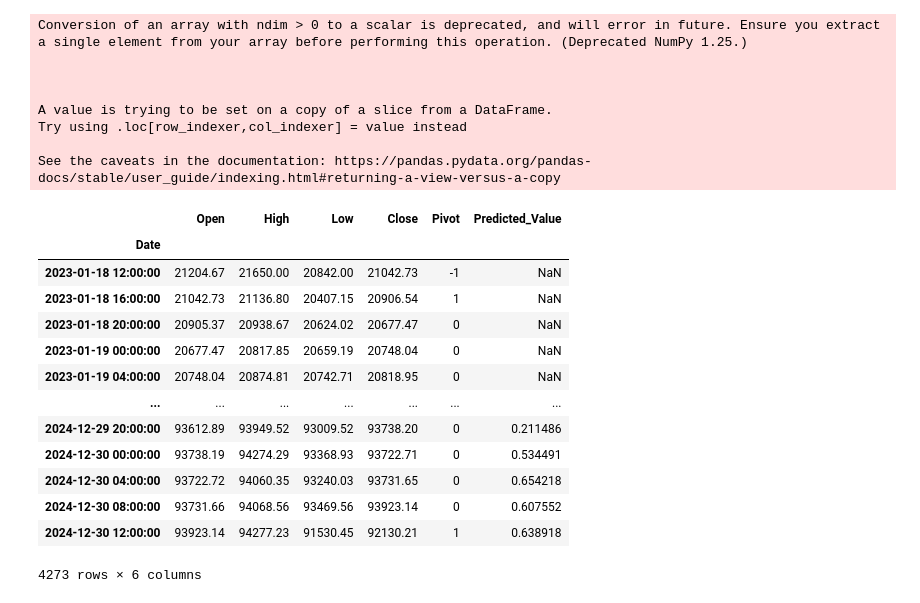
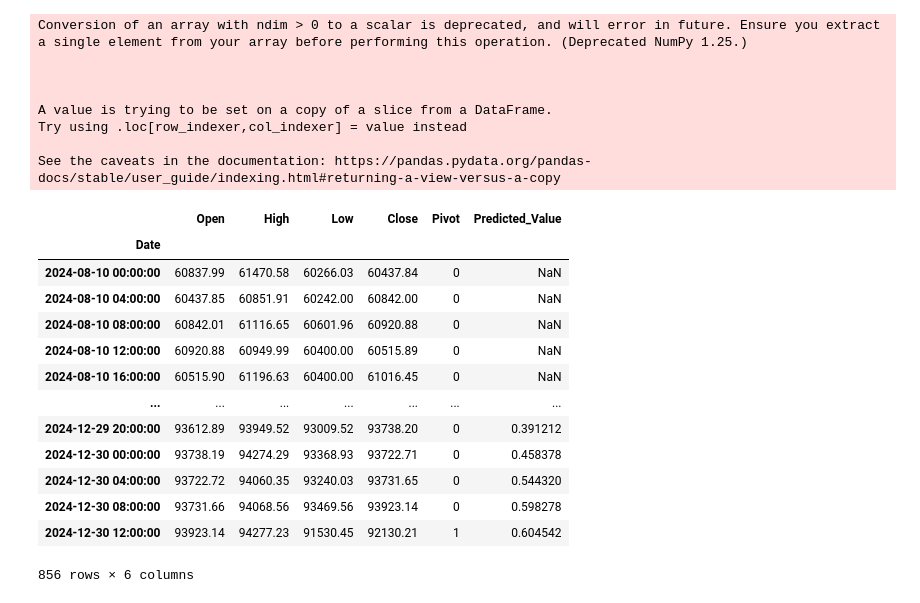
Before and after one commit to ifeLight/ml-bot, a Jupyter notebook: binance-grade.ipynb, the cells around one changed output. Saved outputs shown, nothing was run; the diff lists cells and outputs as text; code cells hidden in the pictures.

```diff
--- a/binance-grade.ipynb
+++ b/binance-grade.ipynb
@@ -639,6 +660,9 @@ model = Sequential([
     LSTM(50, return_sequences=False),
     Dropout(0.2),
     Dense(25, activation='relu'),
+    Dropout(0.2),
+    Dense(10, activation='relu'),
+    Dropout(0.2),
     Dense(1, activation='tanh')
 ])
 model.compile(optimizer='adam', loss='mse', metrics=[tf.keras.metrics.Accuracy, tf.keras.metrics.MeanSquaredError])
@@ -648,7 +672,7 @@ Do not pass an `input_shape`/`input_dim` argument to a layer. When using Sequent
 # Step 5: Train the model
 history = model.fit(
     X_train, y_train,
-    epochs=100,
+    epochs=40,
     batch_size=32,
     validation_data=(X_test, y_test),
     verbose=1,
@@ -683,0 +708,3 @@ Test MSE: 0.4717
+# %%
+test_data = data[int(len(data) * training_data_ratio):]
+test_data.head(10)
@@ -684,26 +725,12 @@ Test MSE: 0.4717
 # %%
-# # Step 7: Predict pivots
-# data['Predicted_Pivot'] = np.nan
-# data['Confidence'] = np.nan
-# for i in range(seq_length, len(data)):
-#     # input_data = scaler.transform(data.iloc[i - seq_length:i][features_columns]) # If using a scaler
-#     input_data = data.iloc[i - seq_length:i][features_columns]
-#     input_data = np.expand_dims(input_data, axis=0)
-#     prediction = model.predict(input_data, verbose=0)
-#     predicted_class = np.argmax(prediction) - 1  # Convert back to -1, 0, 1
-#     data.loc[data.index[i], 'Predicted_Pivot'] = predicted_class
-#     data.loc[data.index[i], 'Confidence'] = np.max(prediction)
-
-# Optimised version
-
 # Pre-allocate arrays for predictions and confidence scores
-predicted_values = np.full(len(data), np.nan)
+predicted_values = np.full(len(test_data), np.nan)
 
 # Convert feature columns to a NumPy array for faster access
-feature_array = data[features_columns].values
+feature_array = test_data[features_columns].values
 
 # Iterate over the data and make predictions
-for i in range(seq_length, len(data)):
+for i in range(seq_length, len(test_data)):
     # Extract input data (no need for .iloc, use NumPy slicing)
      # input_data = scaler.transform(feature_array[i - seq_length:i]) # If using a scaler
     input_data = feature_array[i - seq_length:i]
@@ -717,7 +744,7 @@ for i in range(seq_length, len(data)):
     predicted_values[i] = predicted_class
 
 # Assign the results back to the DataFrame in one go
-data['Predicted_Value'] = predicted_values
+test_data['Predicted_Value'] = predicted_values
 # %% [output]
 Conversion of an array with ndim > 0 to a scalar is deprecated, and will error in future. Ensure you extract a single element from your array before performing this operation. (Deprecated NumPy 1.25.)
 
@@ -728,19 +755,19 @@ Try using .loc[row_indexer,col_indexer] = value instead
 
 See the caveats in the documentation: https://pandas.pydata.org/pandas-docs/stable/user_guide/indexing.html#returning-a-view-versus-a-copy
 # %%
-data[['Open', 'High', 'Low', 'Close', 'Pivot', 'Predicted_Value']]
+test_data[['Open', 'High', 'Low', 'Close', 'Pivot', 'Predicted_Value']]
 # %% [output]
 |  | Open | High | Low | Close | Pivot | Predicted_Value |
 | Date |  |  |  |  |  |  |
-| 2023-01-18 12:00:00 | 21204.67 | 21650.00 | 20842.00 | 21042.73 | -1 | NaN |
-| 2023-01-18 16:00:00 | 21042.73 | 21136.80 | 20407.15 | 20906.54 | 1 | NaN |
-| 2023-01-18 20:00:00 | 20905.37 | 20938.67 | 20624.02 | 20677.47 | 0 | NaN |
-| 2023-01-19 00:00:00 | 20677.47 | 20817.85 | 20659.19 | 20748.04 | 0 | NaN |
-| 2023-01-19 04:00:00 | 20748.04 | 20874.81 | 20742.71 | 20818.95 | 0 | NaN |
+| 2024-08-10 00:00:00 | 60837.99 | 61470.58 | 60266.03 | 60437.84 | 0 | NaN |
+| 2024-08-10 04:00:00 | 60437.85 | 60851.91 | 60242.00 | 60842.00 | 0 | NaN |
+| 2024-08-10 08:00:00 | 60842.01 | 61116.65 | 60601.96 | 60920.88 | 0 | NaN |
+| 2024-08-10 12:00:00 | 60920.88 | 60949.99 | 60400.00 | 60515.89 | 0 | NaN |
+| 2024-08-10 16:00:00 | 60515.90 | 61196.63 | 60400.00 | 61016.45 | 0 | NaN |
 | ... | ... | ... | ... | ... | ... | ... |
-| 2024-12-29 20:00:00 | 93612.89 | 93949.52 | 93009.52 | 93738.20 | 0 | 0.211486 |
-| 2024-12-30 00:00:00 | 93738.19 | 94274.29 | 93368.93 | 93722.71 | 0 | 0.534491 |
-| 2024-12-30 04:00:00 | 93722.72 | 94060.35 | 93240.03 | 93731.65 | 0 | 0.654218 |
-| 2024-12-30 08:00:00 | 93731.66 | 94068.56 | 93469.56 | 93923.14 | 0 | 0.607552 |
-| 2024-12-30 12:00:00 | 93923.14 | 94277.23 | 91530.45 | 92130.21 | 1 | 0.638918 |
+| 2024-12-29 20:00:00 | 93612.89 | 93949.52 | 93009.52 | 93738.20 | 0 | 0.391212 |
+| 2024-12-30 00:00:00 | 93738.19 | 94274.29 | 93368.93 | 93722.71 | 0 | 0.458378 |
+| 2024-12-30 04:00:00 | 93722.72 | 94060.35 | 93240.03 | 93731.65 | 0 | 0.544320 |
+| 2024-12-30 08:00:00 | 93731.66 | 94068.56 | 93469.56 | 93923.14 | 0 | 0.598278 |
+| 2024-12-30 12:00:00 | 93923.14 | 94277.23 | 91530.45 | 92130.21 | 1 | 0.604542 |
-4273 rows × 6 columns
+856 rows × 6 columns
```
Also changed, not shown: parts of 21 cells of this notebook.
